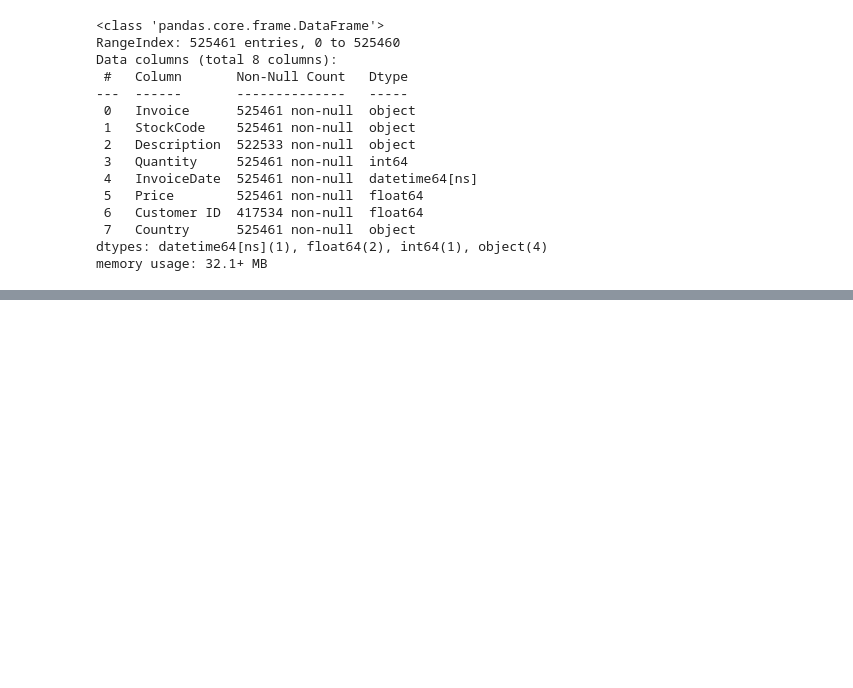
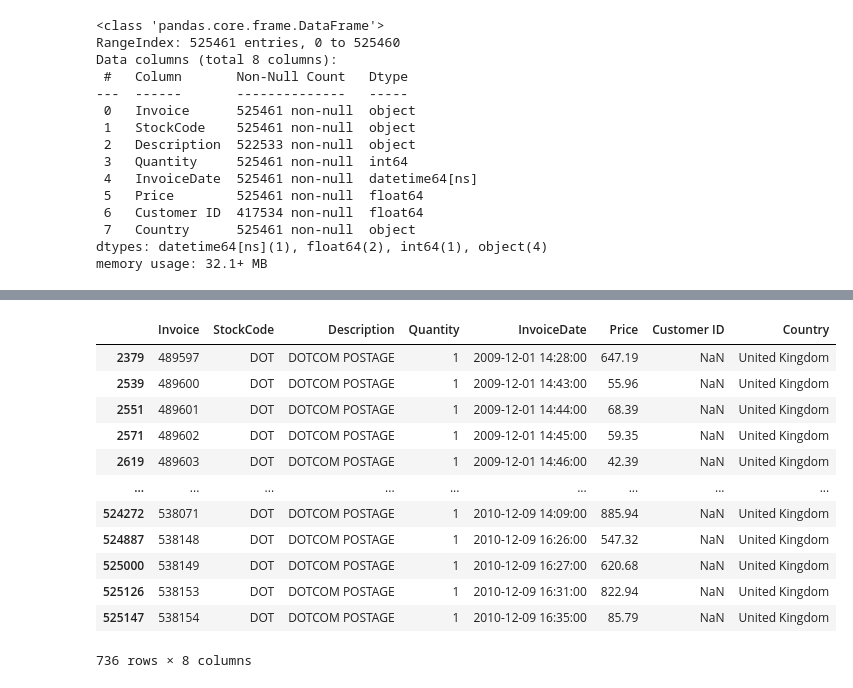
Before and after one commit to HoussemDs/Customer_analysis, a Jupyter notebook: Customer_analysis.ipynb, the cells around one changed output, grey strips where cells are left out. Cells and saved outputs as stored; diff of their text form; code cells hidden in the pictures; blank space fills up the shorter version.

```diff
--- a/Customer_analysis.ipynb
+++ b/Customer_analysis.ipynb
@@ -59,0 +124,3 @@ df.describe().T
+# %%
+df["StockCode"] = df["StockCode"].astype("str")
+df[(df["StockCode"].str.match("^\\d{5}$") == False) & (df["StockCode"].str.match("^\\d{5}[a-zA-Z]+$") == False)]["StockCode"].unique()
@@ -59,0 +139,16 @@ df.describe().T
+# %%
+df[df["StockCode"].str.contains("^DOT")]
+# %% [output]
+|  | Invoice | StockCode | Description | Quantity | InvoiceDate | Price | Customer ID | Country |
+| 2379 | 489597 | DOT | DOTCOM POSTAGE | 1 | 2009-12-01 14:28:00 | 647.19 | NaN | United Kingdom |
+| 2539 | 489600 | DOT | DOTCOM POSTAGE | 1 | 2009-12-01 14:43:00 | 55.96 | NaN | United Kingdom |
+| 2551 | 489601 | DOT | DOTCOM POSTAGE | 1 | 2009-12-01 14:44:00 | 68.39 | NaN | United Kingdom |
+| 2571 | 489602 | DOT | DOTCOM POSTAGE | 1 | 2009-12-01 14:45:00 | 59.35 | NaN | United Kingdom |
+| 2619 | 489603 | DOT | DOTCOM POSTAGE | 1 | 2009-12-01 14:46:00 | 42.39 | NaN | United Kingdom |
+| ... | ... | ... | ... | ... | ... | ... | ... | ... |
+| 524272 | 538071 | DOT | DOTCOM POSTAGE | 1 | 2010-12-09 14:09:00 | 885.94 | NaN | United Kingdom |
+| 524887 | 538148 | DOT | DOTCOM POSTAGE | 1 | 2010-12-09 16:26:00 | 547.32 | NaN | United Kingdom |
+| 525000 | 538149 | DOT | DOTCOM POSTAGE | 1 | 2010-12-09 16:27:00 | 620.68 | NaN | United Kingdom |
+| 525126 | 538153 | DOT | DOTCOM POSTAGE | 1 | 2010-12-09 16:31:00 | 822.94 | NaN | United Kingdom |
+| 525147 | 538154 | DOT | DOTCOM POSTAGE | 1 | 2010-12-09 16:35:00 | 85.79 | NaN | United Kingdom |
+736 rows × 8 columns
```
Also changed, not shown: parts of 21 cells of this notebook.
